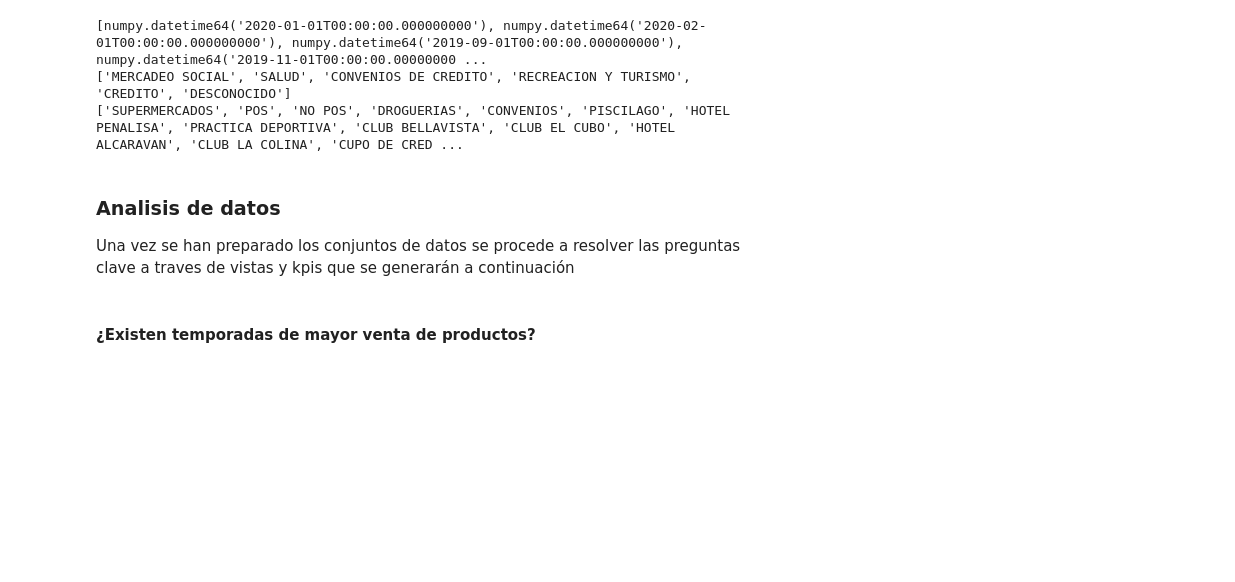
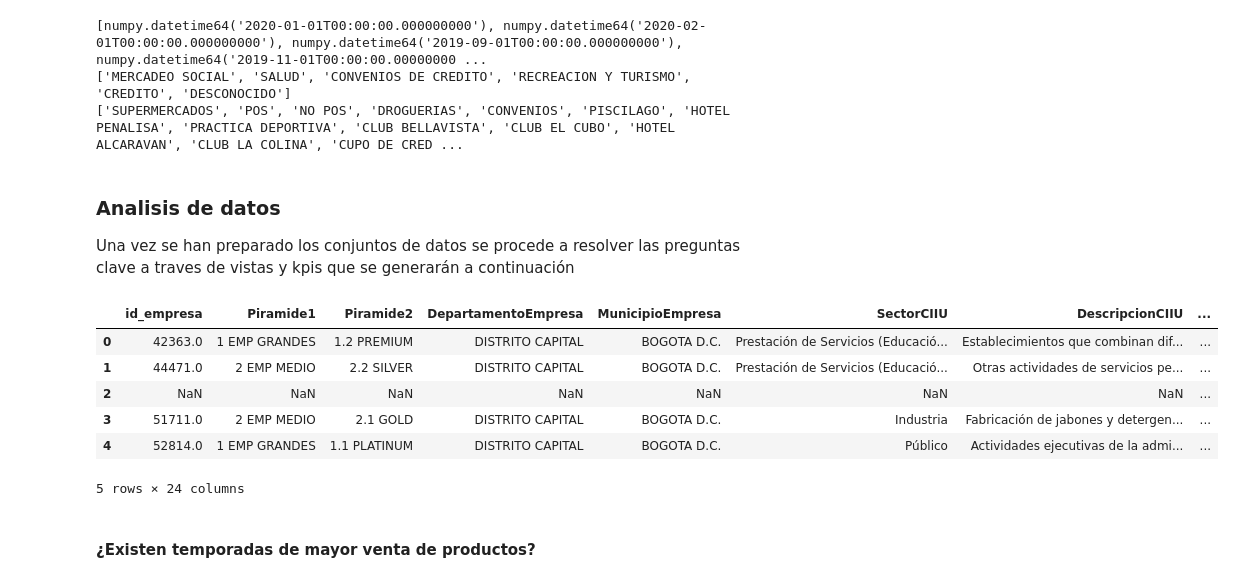
Before and after one commit to DanielAndresD/prueba-tecnica-colsubsidio, a Jupyter notebook: analisis_data.ipynb, the cells around one changed output. Cells and saved outputs as stored; diff of their text form; code cells hidden in the pictures; blank space fills up the shorter version.

```diff
--- a/analisis_data.ipynb
+++ b/analisis_data.ipynb
@@ -273,0 +274,10 @@ ft_sz_label=20
+# %%
+display(empresas_personas_consumos_join.head(5))
+# %% [output]
+|  | id_empresa | Piramide1 | Piramide2 | DepartamentoEmpresa | MunicipioEmpresa | SectorCIIU | DescripcionCIIU | ... |
+| 0 | 42363.0 | 1 EMP GRANDES | 1.2 PREMIUM | DISTRITO CAPITAL | BOGOTA D.C. | Prestación de Servicios (Educació... | Establecimientos que combinan dif... | ... |
+| 1 | 44471.0 | 2 EMP MEDIO | 2.2 SILVER | DISTRITO CAPITAL | BOGOTA D.C. | Prestación de Servicios (Educació... | Otras actividades de servicios pe... | ... |
+| 2 | NaN | NaN | NaN | NaN | NaN | NaN | NaN | ... |
+| 3 | 51711.0 | 2 EMP MEDIO | 2.1 GOLD | DISTRITO CAPITAL | BOGOTA D.C. | Industria | Fabricación de jabones y detergen... | ... |
+| 4 | 52814.0 | 1 EMP GRANDES | 1.1 PLATINUM | DISTRITO CAPITAL | BOGOTA D.C. | Público | Actividades ejecutivas de la admi... | ... |
+5 rows × 24 columns
```
Also changed, not shown: parts of 16 cells of this notebook, 9 other files.
